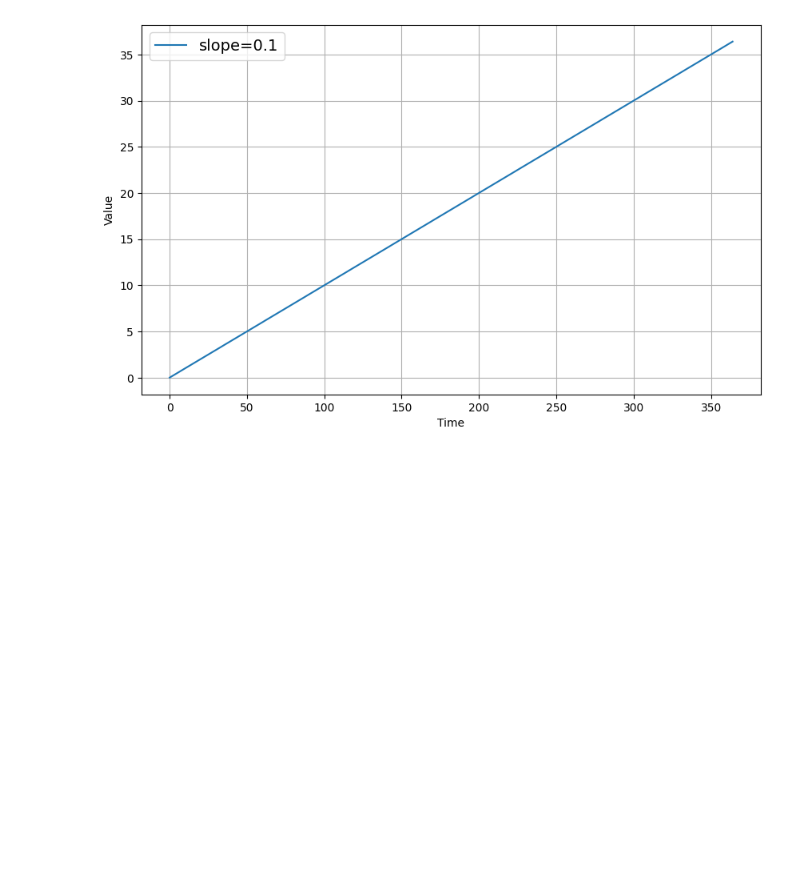
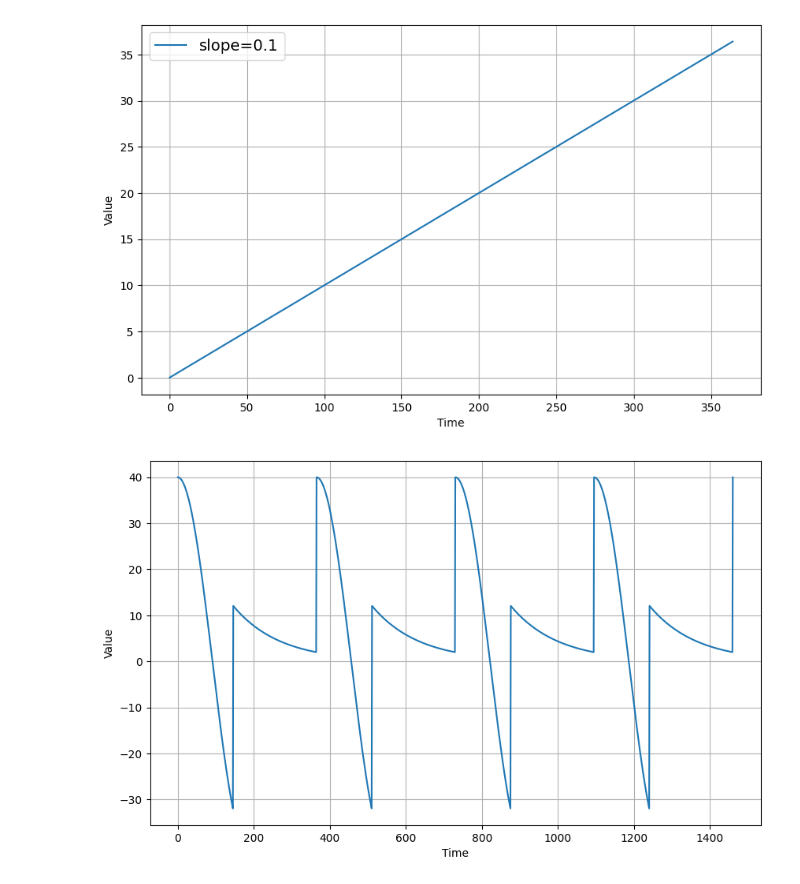
Before and after one commit to gkambasta/OptionalNWU, a Jupyter notebook: Time_Series_WK1.ipynb, the cells around one changed output. Cells and saved outputs as stored; diff of their text form; code cells hidden in the pictures; blank space fills up the shorter version.

```diff
--- a/Time_Series_WK1.ipynb
+++ b/Time_Series_WK1.ipynb
@@ -109,3 +109,18 @@ def seasonality(time, period, amplitude=1, phase=0):
     data_pattern = amplitude * seasonal_pattern(season_time)
 
     return data_pattern
+# %%
+# Generate time steps
+time = np.arange(4 * 365 + 1)
+
+# Define the parameters of the seasonal data
+period = 365
+amplitude = 40
+
+# Generate the seasonal data
+series = seasonality(time, period=period, amplitude=amplitude)
+
+# Plot the results
+plot_series(time, series)
+# %% [output]
+[figure, added]
```
